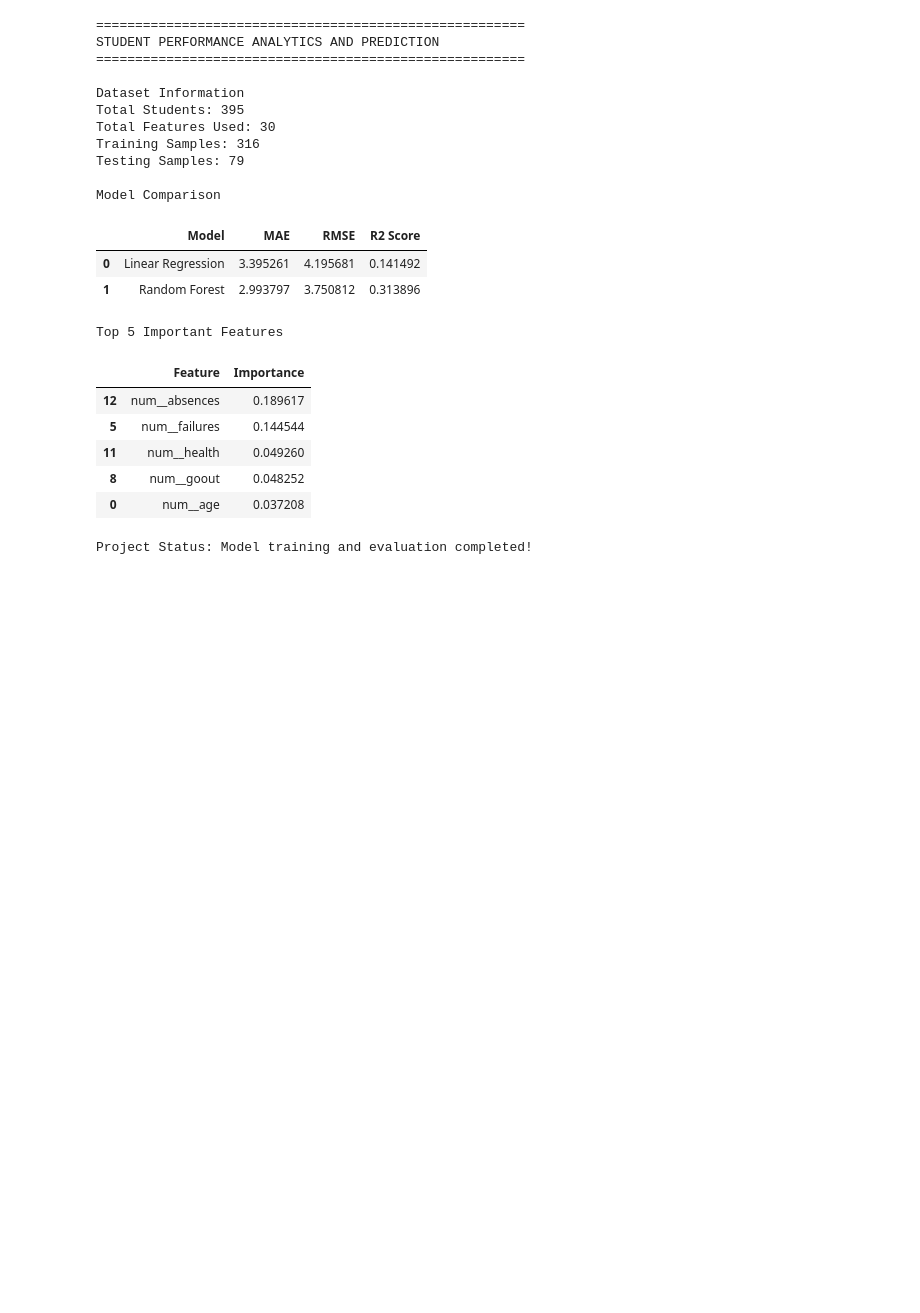
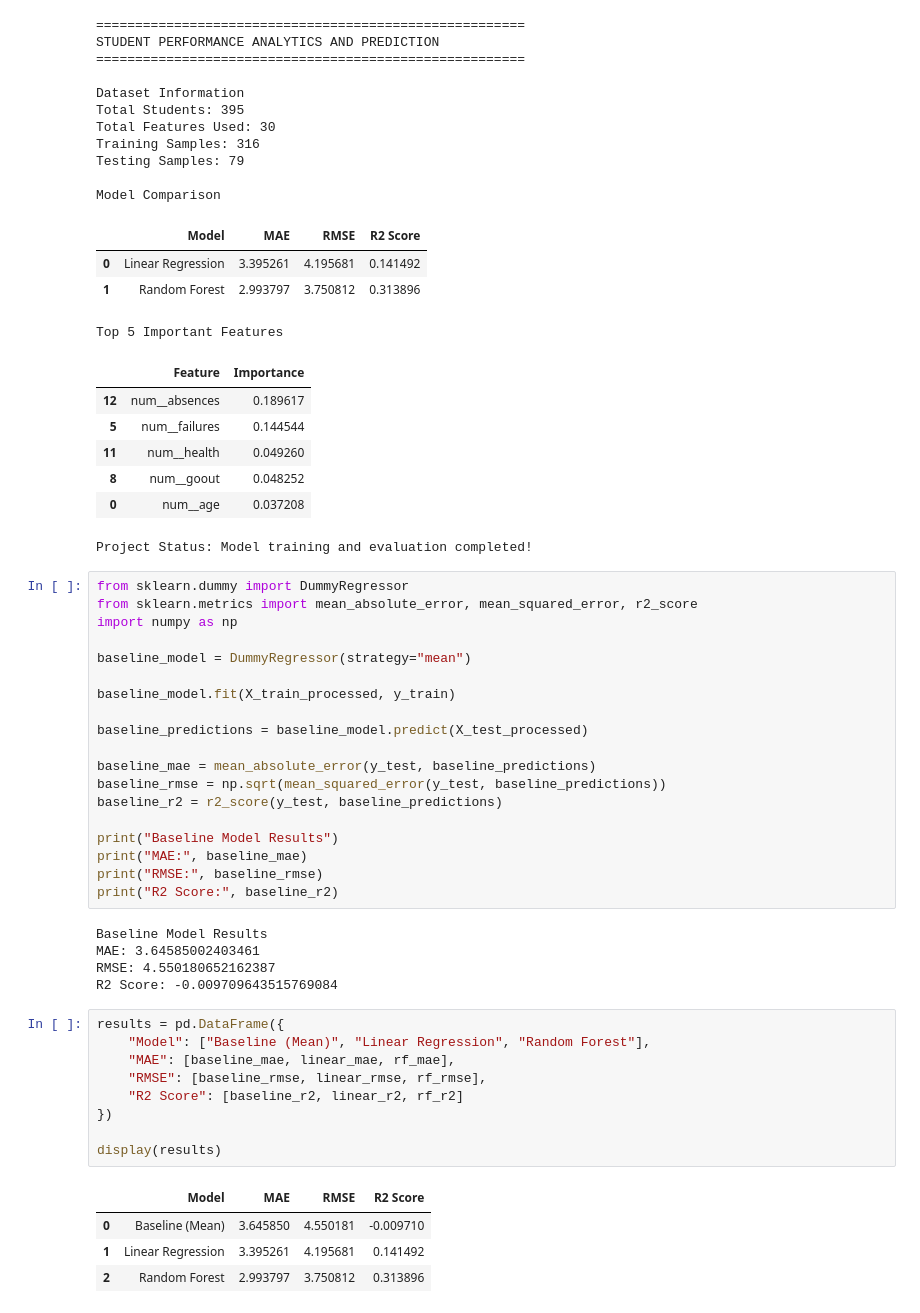
Before and after one commit to shreyakannappan4-pixel/student-performance-ml-prediction, a Jupyter notebook: Student_Performance_Analytics.ipynb, the cells around one changed output. Saved outputs shown, nothing was run; the diff lists cells and outputs as text; blank space fills up the shorter version.

```diff
--- a/Student_Performance_Analytics.ipynb
+++ b/Student_Performance_Analytics.ipynb
@@ -498,4 +498,42 @@ Top 5 Important Features
 | 8 | num__goout | 0.048252 |
 | 0 | num__age | 0.037208 |
 Project Status: Model training and evaluation completed!
+# %%
+from sklearn.dummy import DummyRegressor
+from sklearn.metrics import mean_absolute_error, mean_squared_error, r2_score
+import numpy as np
+
+baseline_model = DummyRegressor(strategy="mean")
+
+baseline_model.fit(X_train_processed, y_train)
+
+baseline_predictions = baseline_model.predict(X_test_processed)
+
+baseline_mae = mean_absolute_error(y_test, baseline_predictions)
+baseline_rmse = np.sqrt(mean_squared_error(y_test, baseline_predictions))
+baseline_r2 = r2_score(y_test, baseline_predictions)
+
+print("Baseline Model Results")
+print("MAE:", baseline_mae)
+print("RMSE:", baseline_rmse)
+print("R2 Score:", baseline_r2)
+# %% [output]
+Baseline Model Results
+MAE: 3.64585002403461
+RMSE: 4.550180652162387
+R2 Score: -0.009709643515769084
+# %%
+results = pd.DataFrame({
+    "Model": ["Baseline (Mean)", "Linear Regression", "Random Forest"],
+    "MAE": [baseline_mae, linear_mae, rf_mae],
+    "RMSE": [baseline_rmse, linear_rmse, rf_rmse],
+    "R2 Score": [baseline_r2, linear_r2, rf_r2]
+})
+
+display(results)
+# %% [output]
+|  | Model | MAE | RMSE | R2 Score |
+| 0 | Baseline (Mean) | 3.645850 | 4.550181 | -0.009710 |
+| 1 | Linear Regression | 3.395261 | 4.195681 | 0.141492 |
+| 2 | Random Forest | 2.993797 | 3.750812 | 0.313896 |
 # %% [markdown]
```
Also changed, not shown: parts of 1 cell of this notebook.
